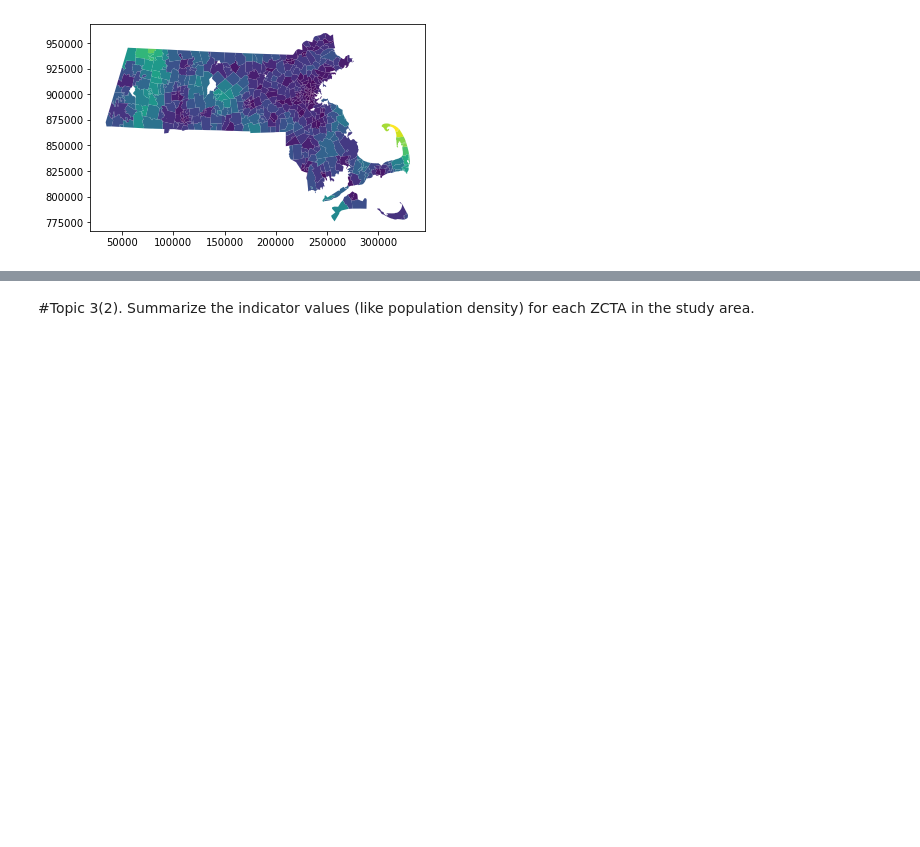
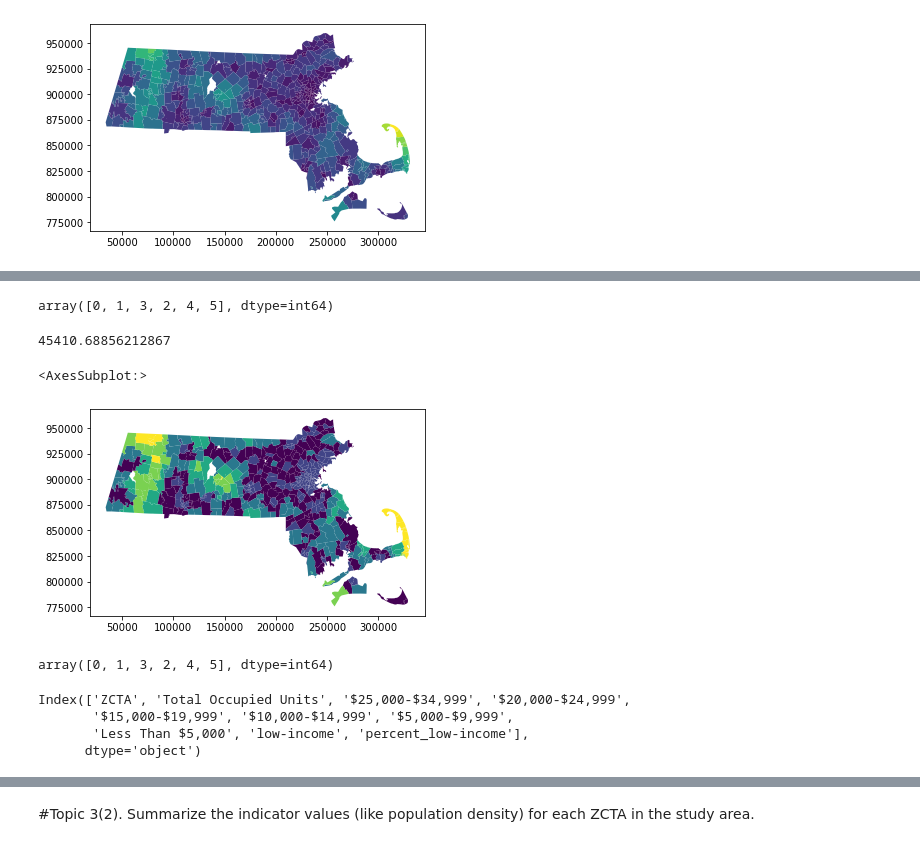
Before and after one commit to kameice97/uep239-finalproject, a Jupyter notebook: UEP 239 Final Assignment.ipynb, the cells around one changed output, grey strips where cells are left out. Drawn from its saved outputs; the diff is of its cells as text; code cells hidden in the pictures; blank space fills up the shorter version.

Commit message:
everything up until unweighted score -unedited

```diff
--- a/UEP 239 Final Assignment.ipynb
+++ b/UEP 239 Final Assignment.ipynb
@@ -500,7 +374,7 @@ from scipy import ndimage
 from rasterstats import zonal_stats
 # %%
 #reading in shapefiles. Should I be reading in and visualising all shapefiles here? yes Primary and supplemental?
-hospitals = gpd.read_file(r'C:\Users\caree\uep239-finalproject\Data\HOSPITALS_PT\HOSPITALS_PT\HOSPITALS_PT.shp')
+hospitals = gpd.read_file(r'uep239-finalproject\Data\HOSPITALS_PT\HOSPITALS_PT\HOSPITALS_PT.shp')
 # %%
 hospitals.crs
 # %% [output]
@@ -607,2 +464,6 @@ zs_hosp = zonal_stats(zcta, nearest_hospital, affine=ras_trans, stats='mean')
+# %%
+#trying to calculate the average euclidean distances of hospitals in each zipcode
+
+zs_hosp = zonal_stats(zcta, nearest_hospital, affine=ras_trans, stats='mean', nodata=-999)
 # %%
 mean_score = [i['mean'] for i in zs_hosp]
@@ -629,6 +472,6 @@ mean_score
 # %%
 #adding average risk to zcta geodataframe
-zcta['zcta_hosp'] = mean_score
+zcta['Euclidean Distances'] = mean_score
 # %%
 #create choropleth map
 #when should map be reversed?
@@ -638,0 +501,27 @@ zcta.plot(column = 'zcta_hosp')
+# %%
+#look at zcta_hosp and create based on that
+zcta['hosp_reclass'] = 0
+zcta.loc[zcta['Euclidean Distances'] >= 25000,'hosp_reclass'] = 5
+zcta.loc[(zcta['Euclidean Distances'] >= 20000) & (zcta['Euclidean Distances'] <= 24999), 'hosp_reclass'] = 4
+zcta.loc[(zcta['Euclidean Distances'] >= 15000) & (zcta['Euclidean Distances'] <= 19999), 'hosp_reclass'] = 3
+zcta.loc[(zcta['Euclidean Distances'] >= 10000) & (zcta['Euclidean Distances'] <= 14999), 'hosp_reclass'] = 2
+zcta.loc[zcta['Euclidean Distances'] <= 5000,'hosp_reclass'] = 1
+# %%
+# Check first logic step
+zcta['hosp_reclass'].unique()
+# %% [output]
+array([0, 1, 3, 2, 4, 5], dtype=int64)
+# %%
+# Check to see max values (for logic)
+zcta['Euclidean Distances'].max()
+# %% [output]
+45410.68856212867
+# %%
+zcta.plot(column = 'hosp_reclass')
+# %% [output]
+<AxesSubplot:>
+[figure, added]
+# %%
+zcta.hosp_reclass.unique()
+# %% [output]
+array([0, 1, 3, 2, 4, 5], dtype=int64)
@@ -638,0 +530,7 @@ zcta.plot(column = 'zcta_hosp')
+# %%
+financial.columns
+# %% [output]
+Index(['ZCTA', 'Total Occupied Units', '$25,000-$34,999', '$20,000-$24,999',
+       '$15,000-$19,999', '$10,000-$14,999', '$5,000-$9,999',
+       'Less Than $5,000', 'low-income', 'percent_low-income'],
+      dtype='object')
```
Also changed, not shown: parts of 99 cells of this notebook.
